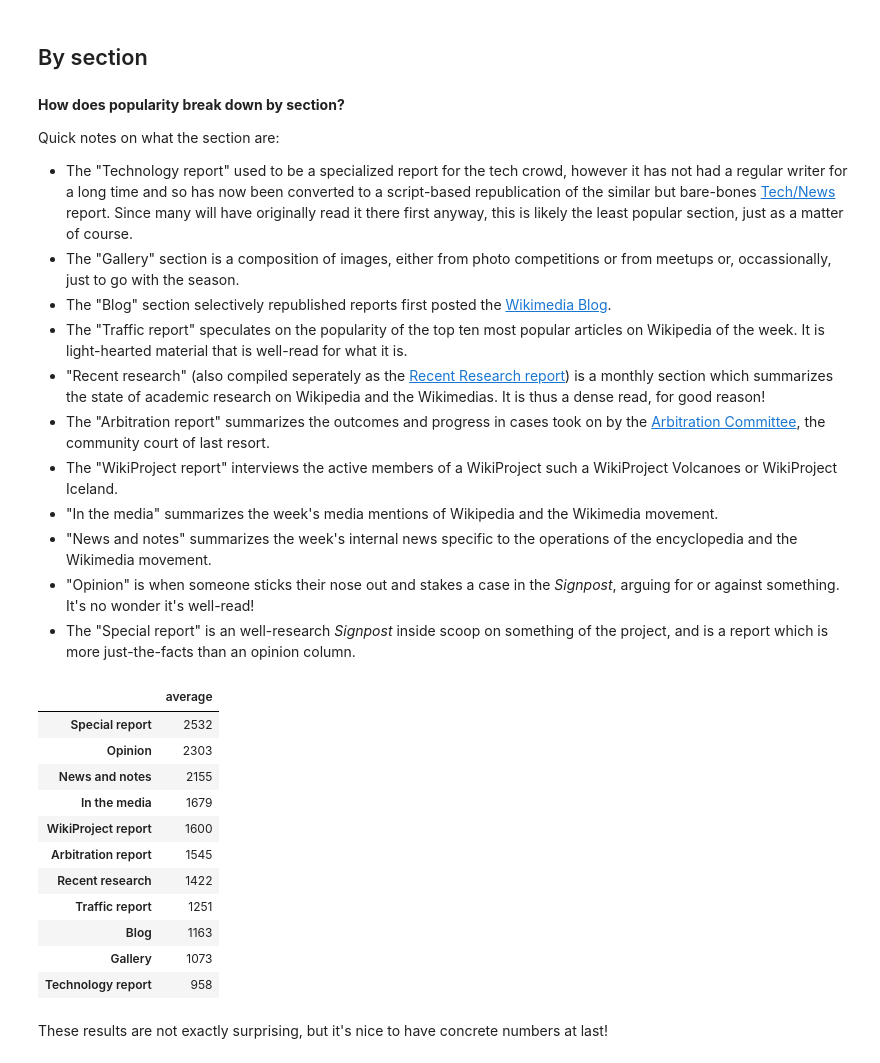
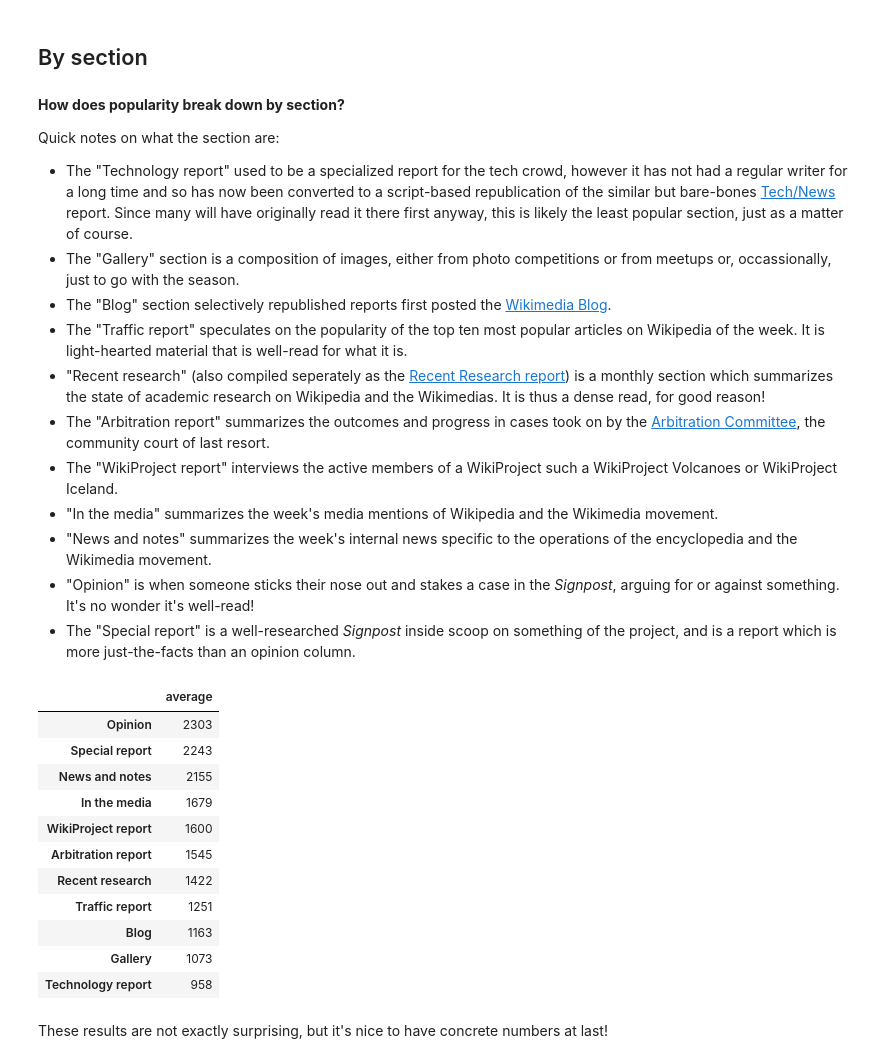
Before and after one commit to ResidentMario/signpostviews, a Jupyter notebook: signpostviews.ipynb, the cells around one changed output. Saved outputs shown, nothing was run; the diff lists cells and outputs as text; code cells hidden in the pictures.

```diff
--- a/signpostviews.ipynb
+++ b/signpostviews.ipynb
@@ -175,0 +185,2 @@ This is a difference of 4817 views!
+# %%
+frame.sort('total', ascending=False).head(5)
@@ -190,50 +208,53 @@ Quick notes on what the section are:
 * "In the media" summarizes the week's media mentions of Wikipedia and the Wikimedia movement.
 * "News and notes" summarizes the week's internal news specific to the operations of the encyclopedia and the Wikimedia movement.
 * "Opinion" is when someone sticks their nose out and stakes a case in the *Signpost*, arguing for or against something. It's no wonder it's well-read!
-* The "Special report" is an well-research *Signpost* inside scoop on something of the project, and is a report which is more just-the-facts than an opinion column.
+* The "Special report" is a well-researched *Signpost* inside scoop on something of the project, and is a report which is more just-the-facts than an opinion column.
 # %%
 def views(section_title):
     """
     Fetch a list of view counts for a particular section.
     """
     return [frame.ix[article, 'total'] for article in frame.index if section_title in article]
 
 def avg_views(section_title):
     """
     Fetch the average view count for a particular section.
     """
     v = views(section_title)
     return int(round(sum(v) / len(v)))
 
 
+ind = ['News and notes',
+       'In the media',
+       'Technology report',
+       'Traffic report',
+       'Arbitration report',
+       'WikiProject report',
+       'Recent research',
+       'Blog',
+       'Gallery',
+       'Opinion',
+       'Special report']
 viewf = DataFrame([avg_views('News and notes'),
                    avg_views('In the media'),
                    avg_views('Technology report'),
                    avg_views('Traffic report'),
                    avg_views('Arbitration report'),
                    avg_views('WikiProject report'),
                    avg_views('Recent research'),
                    avg_views('Blog'),
                    avg_views('Gallery'),
+                   # Opinion
                    int(round(sum(views('Op-ed') + views('Editorial')) / len(views('Op-ed') + views('Editorial')))),
-                   avg_views('Special report')],
-                  index=['News and notes',
-                         'In the media',
-                         'Technology report',
-                         'Traffic report',
-                         'Arbitration report',
-                         'WikiProject report',
-                         'Recent research',
-                         'Blog',
-                         'Gallery',
-                         'Opinion',
-                         'Special report'],
-                  columns=['average']).sort_values(by='average', ascending=False)
+                   # Special
+                   int(round(sum(views('Special report') + views('In focus')) / len(views('Special report') + views('In focus'))))],
+                   index=ind,
+                   columns=['average']).sort('average', ascending=False)
 viewf
 # %% [output]
 |  | average |
-| Special report | 2532 |
 | Opinion | 2303 |
+| Special report | 2243 |
 | News and notes | 2155 |
 | In the media | 1679 |
 | WikiProject report | 1600 |
```
Also changed, not shown: parts of 17 cells of this notebook.
